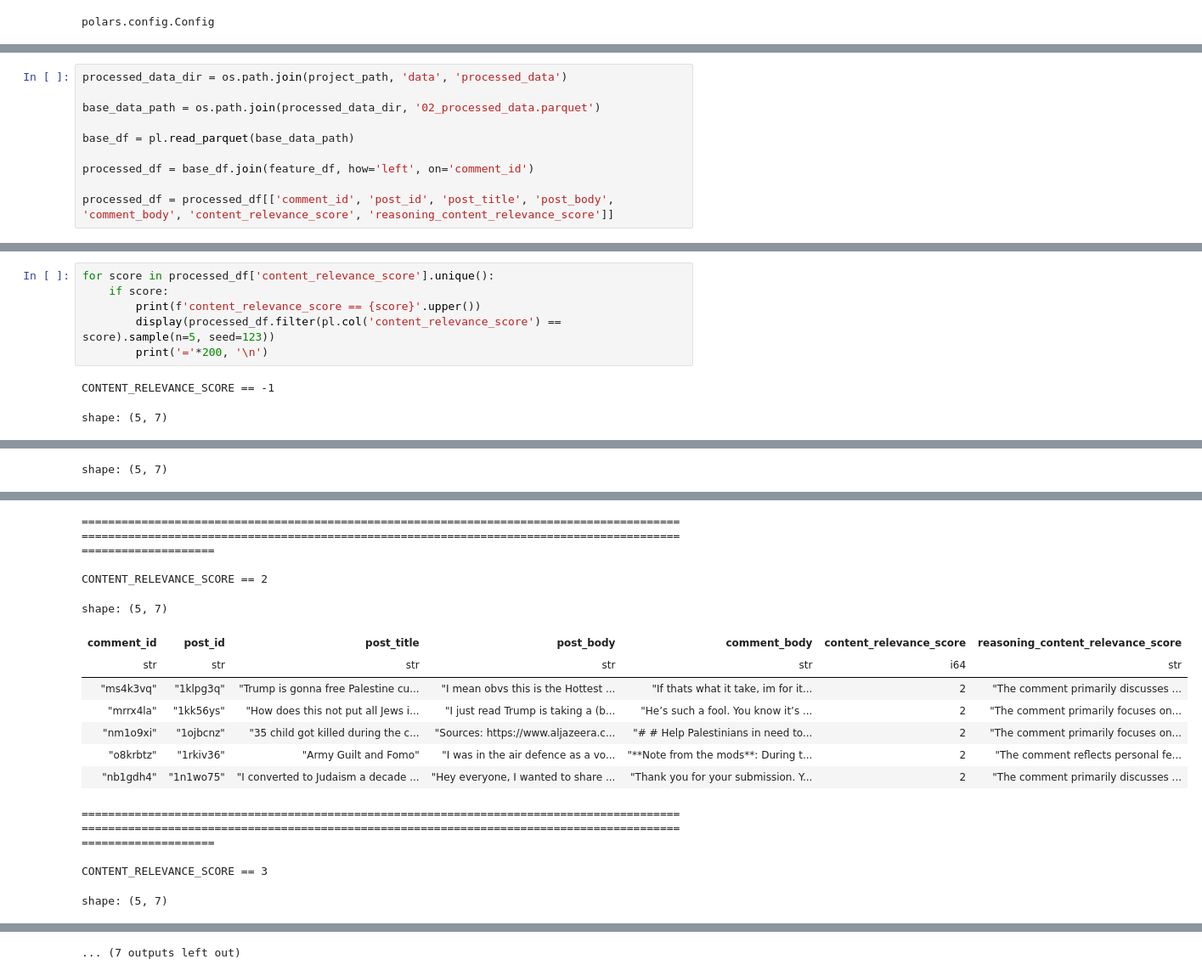
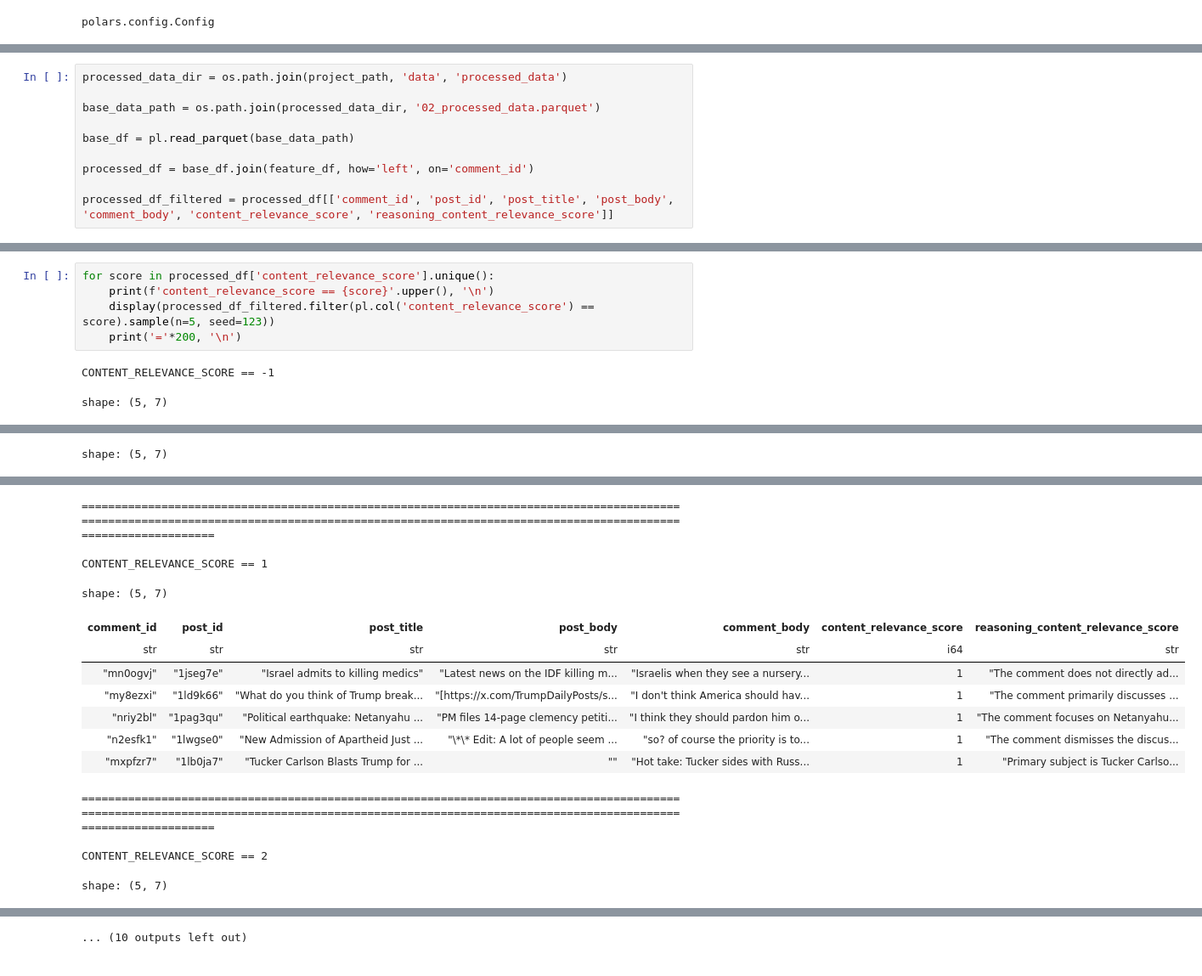
Before and after one commit to FabioScielzoOrtiz/gaza-reddit-polarization, a Jupyter notebook: src/notebooks/03c_output_test.ipynb, the cells around one changed output, grey strips where cells are left out. Shown at 85% size. Cells and saved outputs as stored; diff of their text form.

```diff
--- a/src/notebooks/03c_output_test.ipynb
+++ b/src/notebooks/03c_output_test.ipynb
@@ -62,7 +69,7 @@ base_df = pl.read_parquet(base_data_path)
 
 processed_df = base_df.join(feature_df, how='left', on='comment_id')
 
-processed_df = processed_df[['comment_id', 'post_id', 'post_title', 'post_body', 'comment_body', 'content_relevance_score', 'reasoning_content_relevance_score']]
+processed_df_filtered = processed_df[['comment_id', 'post_id', 'post_title', 'post_body', 'comment_body', 'content_relevance_score', 'reasoning_content_relevance_score']]
 # %%
 len(processed_df) - processed_df['content_relevance_score'].is_null().sum()
 # %% [output]
@@ -70,9 +81,8 @@ len(processed_df) - processed_df['content_relevance_score'].is_null().sum()
 # %%
 for score in processed_df['content_relevance_score'].unique():
-    if score:
-        print(f'content_relevance_score == {score}'.upper())
-        display(processed_df.filter(pl.col('content_relevance_score') == score).sample(n=5, seed=123))
-        print('='*200, '\n')
+    print(f'content_relevance_score == {score}'.upper(), '\n')
+    display(processed_df_filtered.filter(pl.col('content_relevance_score') == score).sample(n=5, seed=123))
+    print('='*200, '\n')
 # %% [output]
 CONTENT_RELEVANCE_SCORE == -1
 shape: (5, 7)
@@ -97,17 +107,17 @@ shape: (5, 7)
 ========================================================================================================================================================================================================
 
-CONTENT_RELEVANCE_SCORE == 2
+CONTENT_RELEVANCE_SCORE == 1
 shape: (5, 7)
 | comment_id | post_id | post_title | post_body | comment_body | content_relevance_score | reasoning_content_relevance_score |
 | str | str | str | str | str | i64 | str |
-| "ms4k3vq" | "1klpg3q" | "Trump is gonna free Palestine cu... | "I mean obvs this is the Hottest ... | "If thats what it take, im for it... | 2 | "The comment primarily discusses ... |
-| "mrrx4la" | "1kk56ys" | "How does this not put all Jews i... | "I just read Trump is taking a (b... | "He’s such a fool. You know it’s ... | 2 | "The comment primarily focuses on... |
-| "nm1o9xi" | "1ojbcnz" | "35 child got killed during the c... | "Sources: https://www.aljazeera.c... | "# # Help Palestinians in need to... | 2 | "The comment primarily focuses on... |
-| "o8krbtz" | "1rkiv36" | "Army Guilt and Fomo" | "I was in the air defence as a vo... | "**Note from the mods**: During t... | 2 | "The comment reflects personal fe... |
-| "nb1gdh4" | "1n1wo75" | "I converted to Judaism a decade ... | "Hey everyone, I wanted to share ... | "Thank you for your submission. Y... | 2 | "The comment primarily discusses ... |
+| "mn0ogvj" | "1jseg7e" | "Israel admits to killing medics" | "Latest news on the IDF killing m... | "Israelis when they see a nursery... | 1 | "The comment does not directly ad... |
+| "my8ezxi" | "1ld9k66" | "What do you think of Trump break... | "[https://x.com/TrumpDailyPosts/s... | "I don't think America should hav... | 1 | "The comment primarily discusses ... |
+| "nriy2bl" | "1pag3qu" | "Political earthquake: Netanyahu ... | "PM files 14-page clemency petiti... | "I think they should pardon him o... | 1 | "The comment focuses on Netanyahu... |
+| "n2esfk1" | "1lwgse0" | "New Admission of Apartheid Just ... | "\*\* Edit: A lot of people seem ... | "so? of course the priority is to... | 1 | "The comment dismisses the discus... |
+| "mxpfzr7" | "1lb0ja7" | "Tucker Carlson Blasts Trump for ... | "" | "Hot take: Tucker sides with Russ... | 1 | "Primary subject is Tucker Carlso... |
 ========================================================================================================================================================================================================
 
-CONTENT_RELEVANCE_SCORE == 3
+CONTENT_RELEVANCE_SCORE == 2
 shape: (5, 7)
 | comment_id | post_id | post_title | post_body | comment_body | content_relevance_score | reasoning_content_relevance_score |
 | str | str | str | str | str | i64 | str |
@@ -119 +129 @@ shape: (5, 7)
-... (7 outputs left out)
+... (10 outputs left out)
```
Also changed, not shown: parts of 10 cells of this notebook, 6 other files.
